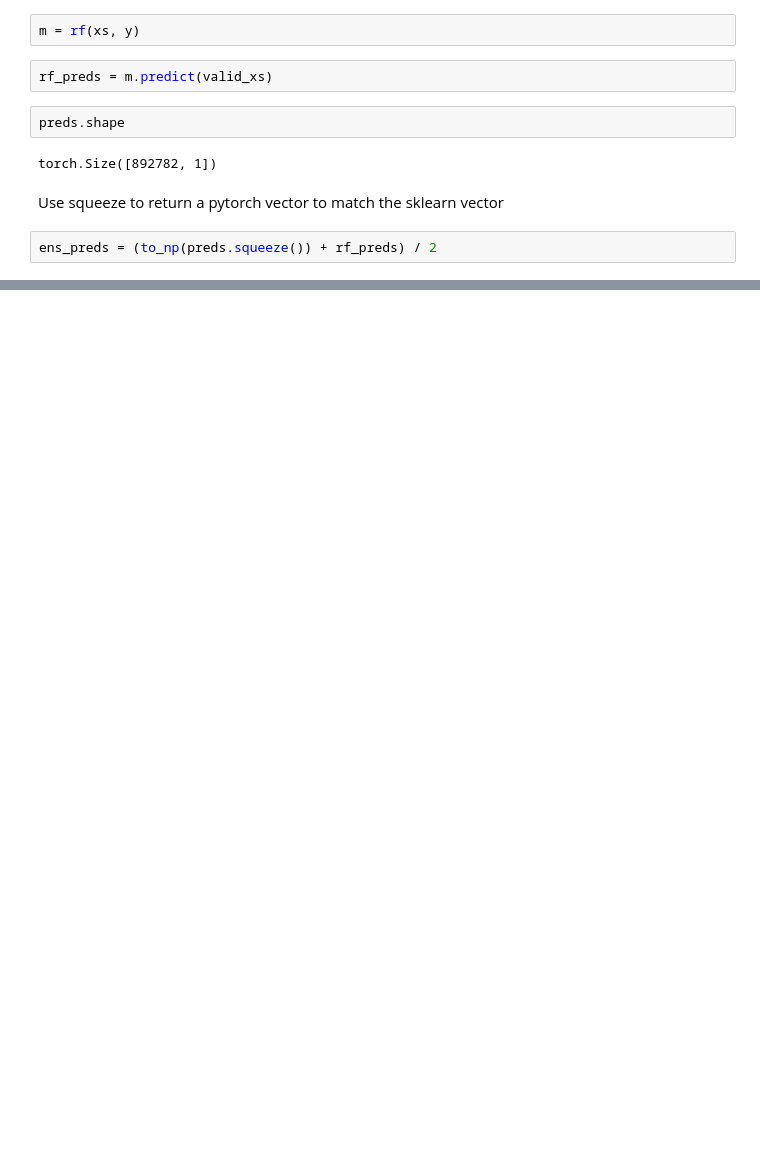
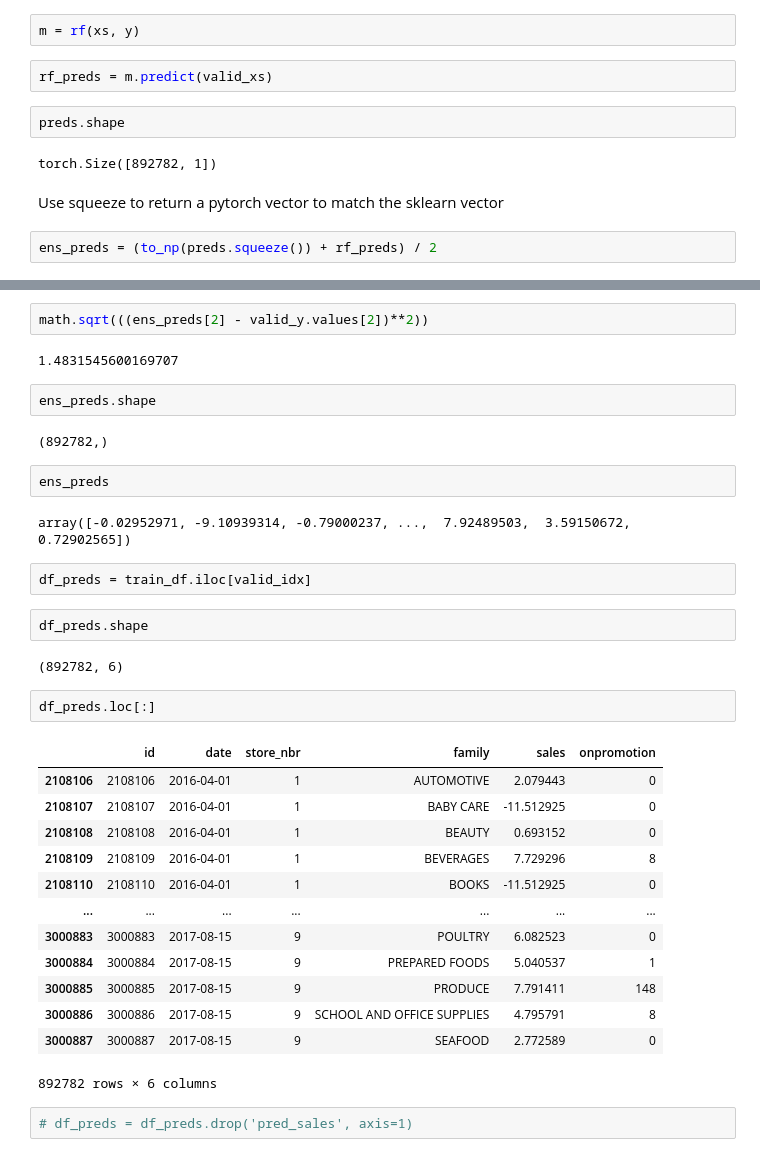
Before and after one commit to peterbull/store-sales-ml, a Jupyter notebook: store_sales.ipynb, the cells around one changed output, grey strips where cells are left out. Drawn from its saved outputs; the diff is of its cells as text; blank space fills up the shorter version.

```diff
--- a/store_sales.ipynb
+++ b/store_sales.ipynb
@@ -731,0 +775,36 @@ xs
+# %%
+math.sqrt(((ens_preds[2] - valid_y.values[2])**2))
+# %% [output]
+1.4831545600169707
+# %%
+ens_preds.shape
+# %% [output]
+(892782,)
+# %%
+ens_preds
+# %% [output]
+array([-0.02952971, -9.10939314, -0.79000237, ...,  7.92489503,  3.59150672,  0.72902565])
+# %%
+df_preds = train_df.iloc[valid_idx]
+# %%
+df_preds.shape
+# %% [output]
+(892782, 6)
+# %%
+df_preds.loc[:]
+# %% [output]
+|  | id | date | store_nbr | family | sales | onpromotion |
+| 2108106 | 2108106 | 2016-04-01 | 1 | AUTOMOTIVE | 2.079443 | 0 |
+| 2108107 | 2108107 | 2016-04-01 | 1 | BABY CARE | -11.512925 | 0 |
+| 2108108 | 2108108 | 2016-04-01 | 1 | BEAUTY | 0.693152 | 0 |
+| 2108109 | 2108109 | 2016-04-01 | 1 | BEVERAGES | 7.729296 | 8 |
+| 2108110 | 2108110 | 2016-04-01 | 1 | BOOKS | -11.512925 | 0 |
+| ... | ... | ... | ... | ... | ... | ... |
+| 3000883 | 3000883 | 2017-08-15 | 9 | POULTRY | 6.082523 | 0 |
+| 3000884 | 3000884 | 2017-08-15 | 9 | PREPARED FOODS | 5.040537 | 1 |
+| 3000885 | 3000885 | 2017-08-15 | 9 | PRODUCE | 7.791411 | 148 |
+| 3000886 | 3000886 | 2017-08-15 | 9 | SCHOOL AND OFFICE SUPPLIES | 4.795791 | 8 |
+| 3000887 | 3000887 | 2017-08-15 | 9 | SEAFOOD | 2.772589 | 0 |
+892782 rows × 6 columns
+# %%
+# df_preds = df_preds.drop('pred_sales', axis=1)
```
Also changed, not shown: parts of 35 cells of this notebook, 1 other file.
